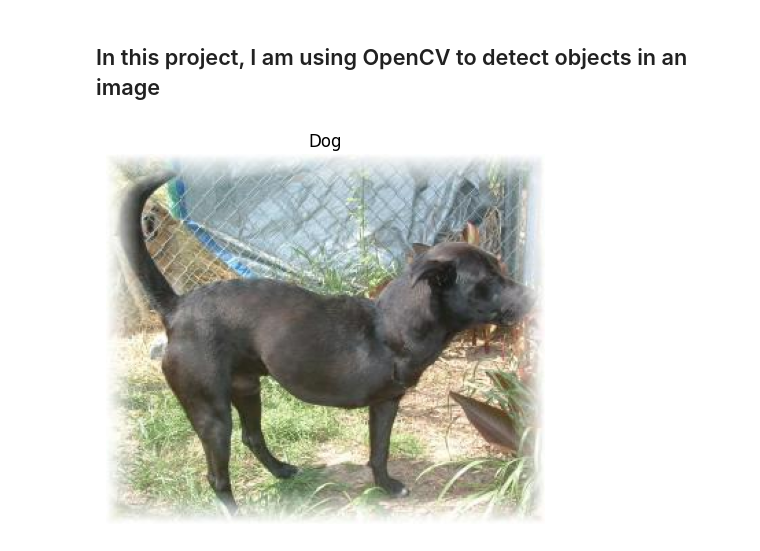
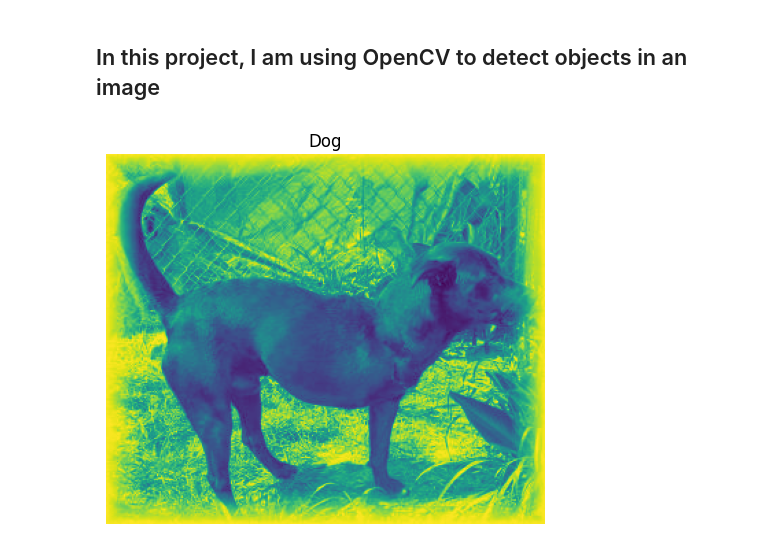
Before and after one commit to ShambareK/Computer-Vision, a Jupyter notebook: object-detection.ipynb, the cells around one changed output. Saved outputs shown, nothing was run; the diff lists cells and outputs as text; code cells hidden in the pictures.

```diff
--- a/object-detection.ipynb
+++ b/object-detection.ipynb
@@ -10,16 +14,16 @@ import os;
 # %%
 dogsPath = "./PetImages/Dog"
 catsPath = "./PetImages/Cat"
 
 dogs = np.array(os.listdir(dogsPath))
 cats = np.array(os.listdir(catsPath))
 
 dogImagePath = os.path.join(dogsPath, dogs[1])
 dogImg = cv2.imread(dogImagePath)
 
-plt.imshow(cv2.cvtColor(dogImg, cv2.COLOR_BGR2RGB))
+plt.imshow(cv2.cvtColor(dogImg, cv2.COLOR_BGR2GRAY))
 plt.title("Dog")
 plt.axis("off")
 plt.show()
 # %% [output]
-[figure, old version]
+[figure, new version]
```
Also changed, not shown: parts of 2 cells of this notebook.
